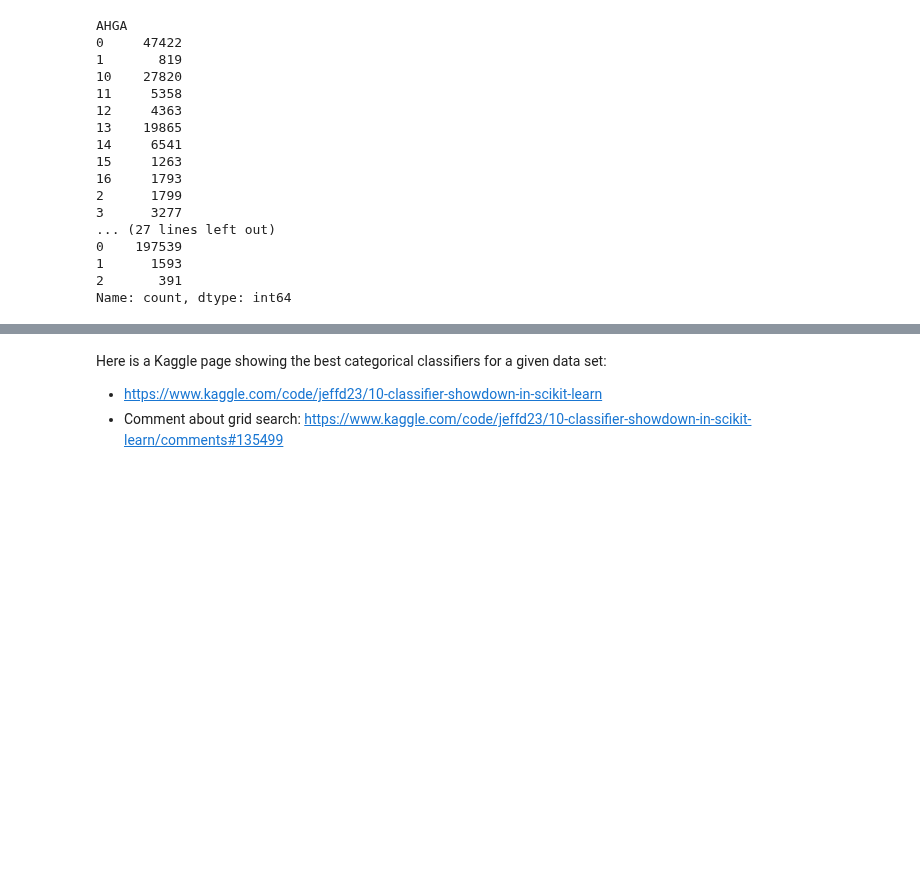
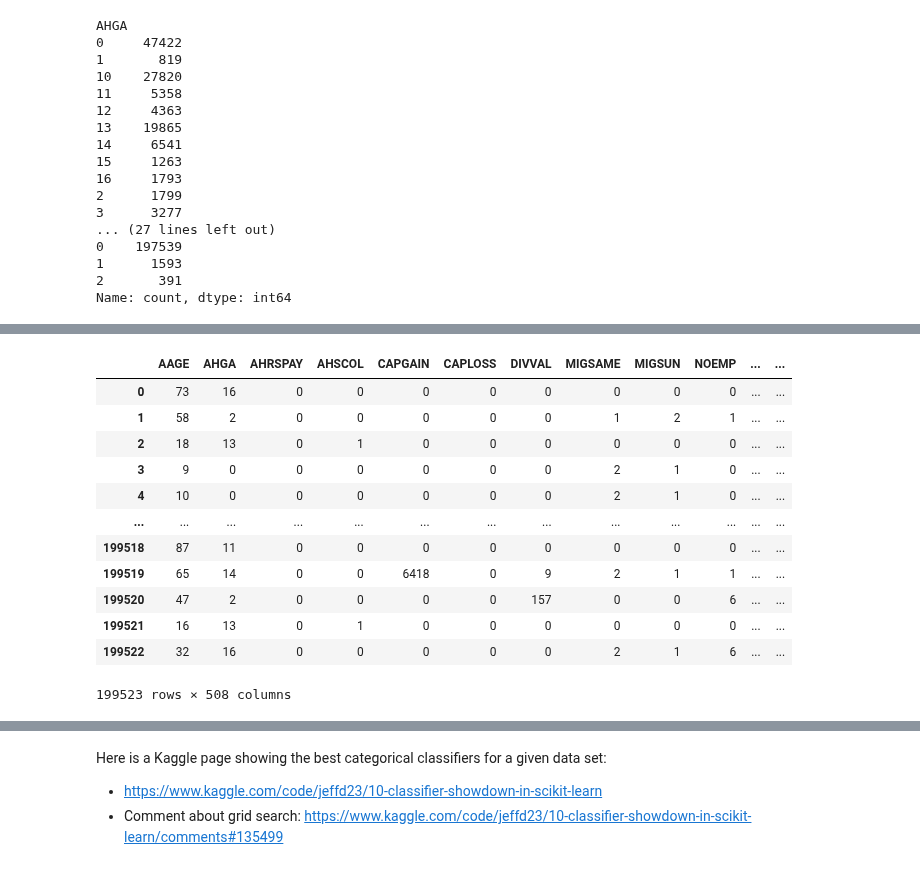
Before and after one commit to robchristiansen13/Learning, a Jupyter notebook: WeberState/CS 6600 (Machine Learning)/Assignments/Assignment3.ipynb, the cells around one changed output, grey strips where cells are left out. Cells and saved outputs as stored; diff of their text form; code cells hidden in the pictures; blank space fills up the shorter version.

```diff
--- a/WeberState/CS 6600 (Machine Learning)/Assignments/Assignment3.ipynb
+++ b/WeberState/CS 6600 (Machine Learning)/Assignments/Assignment3.ipynb
@@ -157,2 +168,18 @@ Post Label Encoding for VETQVA: [0 1 2]
 # %%
 # May want to add some metrics of my own
+
+df
+# %% [output]
+|  | AAGE | AHGA | AHRSPAY | AHSCOL | CAPGAIN | CAPLOSS | DIVVAL | MIGSAME | MIGSUN | NOEMP | ... | ... |
+| 0 | 73 | 16 | 0 | 0 | 0 | 0 | 0 | 0 | 0 | 0 | ... | ... |
+| 1 | 58 | 2 | 0 | 0 | 0 | 0 | 0 | 1 | 2 | 1 | ... | ... |
+| 2 | 18 | 13 | 0 | 1 | 0 | 0 | 0 | 0 | 0 | 0 | ... | ... |
+| 3 | 9 | 0 | 0 | 0 | 0 | 0 | 0 | 2 | 1 | 0 | ... | ... |
+| 4 | 10 | 0 | 0 | 0 | 0 | 0 | 0 | 2 | 1 | 0 | ... | ... |
+| ... | ... | ... | ... | ... | ... | ... | ... | ... | ... | ... | ... | ... |
+| 199518 | 87 | 11 | 0 | 0 | 0 | 0 | 0 | 0 | 0 | 0 | ... | ... |
+| 199519 | 65 | 14 | 0 | 0 | 6418 | 0 | 9 | 2 | 1 | 1 | ... | ... |
+| 199520 | 47 | 2 | 0 | 0 | 0 | 0 | 157 | 0 | 0 | 6 | ... | ... |
+| 199521 | 16 | 13 | 0 | 1 | 0 | 0 | 0 | 0 | 0 | 0 | ... | ... |
+| 199522 | 32 | 16 | 0 | 0 | 0 | 0 | 0 | 2 | 1 | 6 | ... | ... |
+199523 rows × 508 columns
```
Also changed, not shown: parts of 8 cells of this notebook.
